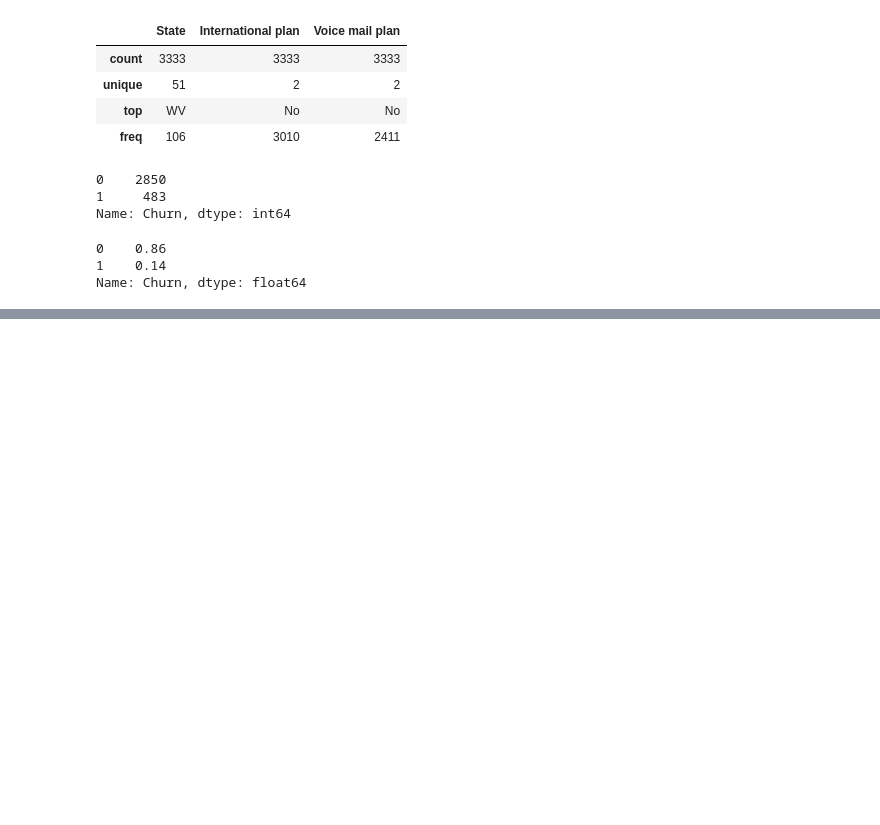
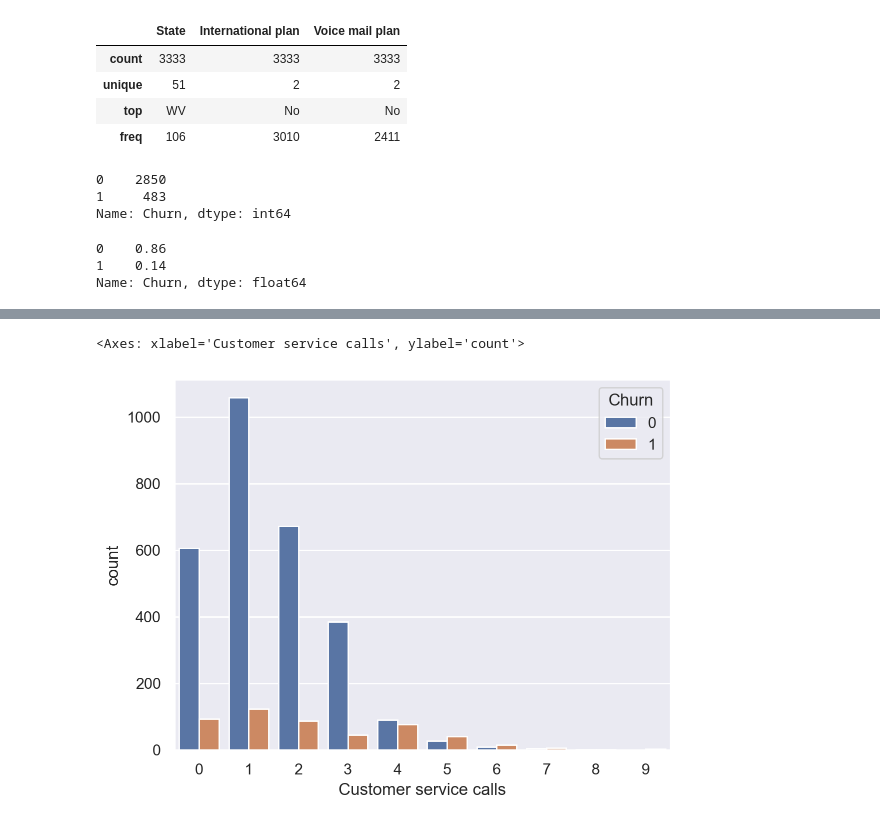
Before and after one commit to Deb-bie/ai-ml, a Jupyter notebook: mlcourse.ai/telecom_churn.ipynb, the cells around one changed output, grey strips where cells are left out. Drawn from its saved outputs; the diff is of its cells as text; code cells hidden in the pictures; blank space fills up the shorter version.

```diff
--- a/mlcourse.ai/telecom_churn.ipynb
+++ b/mlcourse.ai/telecom_churn.ipynb
@@ -126,0 +584,8 @@ Name: Churn, dtype: float64
+# %%
+# Although it’s not so obvious from the summary table, it’s easy to see from the above plot that the churn rate increases
+# sharply from 4 customer service calls and above.
+
+sns.countplot(x="Customer service calls", hue="Churn", data=df)
+# %% [output]
+<Axes: xlabel='Customer service calls', ylabel='count'>
+[figure, added]
```
Also changed, not shown: parts of 37 cells of this notebook, 2 other files.
